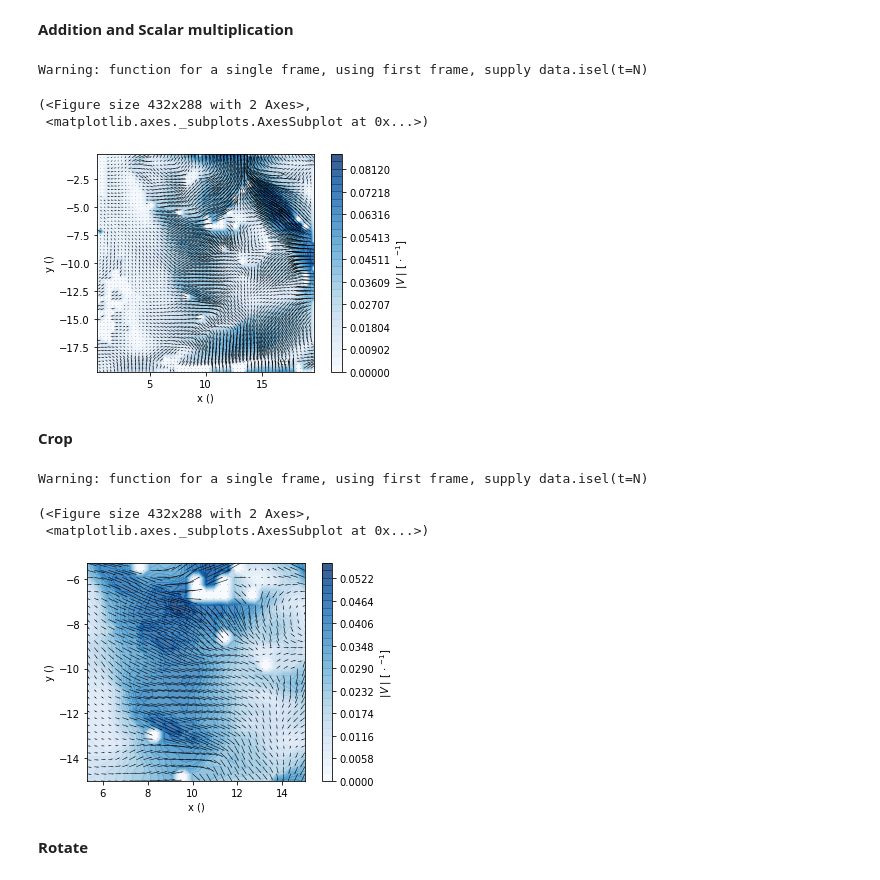
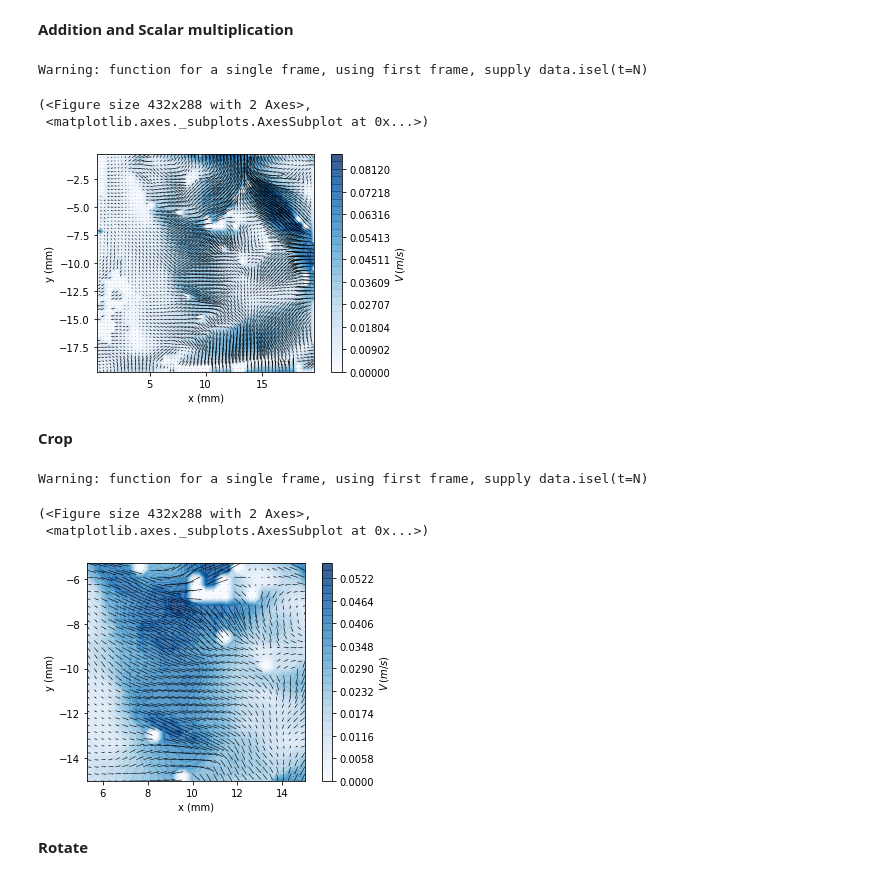
Before and after one commit to alexlib/pivpy, a Jupyter notebook: examples/notebooks/Getting_Started.ipynb, the cells around one changed output. Saved outputs shown, nothing was run; the diff lists cells and outputs as text; code cells hidden in the pictures.

```diff
--- a/examples/notebooks/Getting_Started.ipynb
+++ b/examples/notebooks/Getting_Started.ipynb
@@ -121,22 +123,22 @@ lets create a linear combinatino of our data and then see how to manipulate the
 __Addition and Scalar multiplication__
 # %%
 v = (data + 3*data - 2 * data.isel(t=0)) / 3.
-graphics.quiver(v, arrScale=10)
+graphics.quiver(v, arrScale=10,units=data.attrs['units'])
 # %% [output]
 Warning: function for a single frame, using first frame, supply data.isel(t=N)
 (<Figure size 432x288 with 2 Axes>,
  <matplotlib.axes._subplots.AxesSubplot at 0x...>)
-[figure, old version]
+[figure, new version]
 # %% [markdown]
 __Crop__
 # %%
 v = v.piv.crop([5,15,-5,-15])  #(xmin, xmax, ymin, ymax)
-graphics.quiver(v, arrScale=10)
+graphics.quiver(v, arrScale=10,units=data.attrs['units'])
 # %% [output]
 Warning: function for a single frame, using first frame, supply data.isel(t=N)
 (<Figure size 432x288 with 2 Axes>,
  <matplotlib.axes._subplots.AxesSubplot at 0x...>)
-[figure, old version]
+[figure, new version]
 # %% [markdown]
 __Rotate__
 # %%
```
Also changed, not shown: parts of 8 cells of this notebook, 7 other files.
